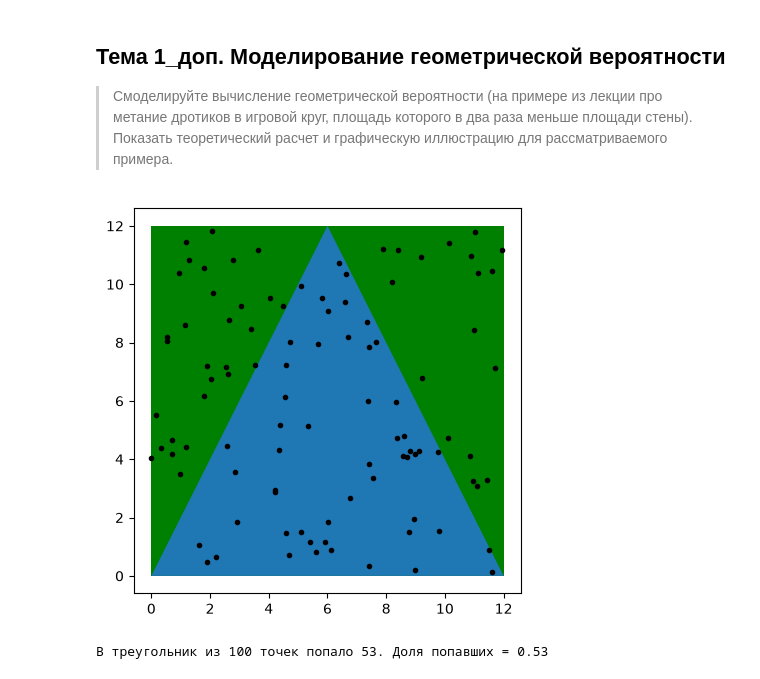
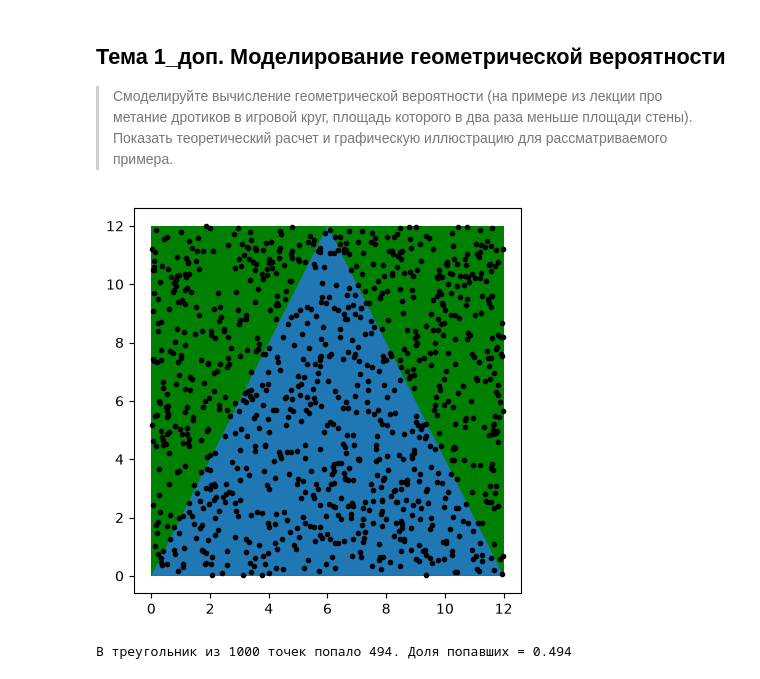
Before and after one commit to artem93plf/probability-theory-for-ai-systems, a Jupyter notebook: homework.ipynb, the cells around one changed output. Saved outputs shown, nothing was run; the diff lists cells and outputs as text; code cells hidden in the pictures.

```diff
--- a/homework.ipynb
+++ b/homework.ipynb
@@ -180,7 +180,7 @@ def points(n):
     plt.show()
     print(f'В треугольник из {n} точек попало {len(inside)}. Доля попавших = {probability}')
 # %%
-points(100)
+points(1000)
 # %% [output]
-[figure, old version]
+[figure, new version]
-В треугольник из 100 точек попало 53. Доля попавших = 0.53
+В треугольник из 1000 точек попало 494. Доля попавших = 0.494
```
Also changed, not shown: parts of 5 cells of this notebook.
